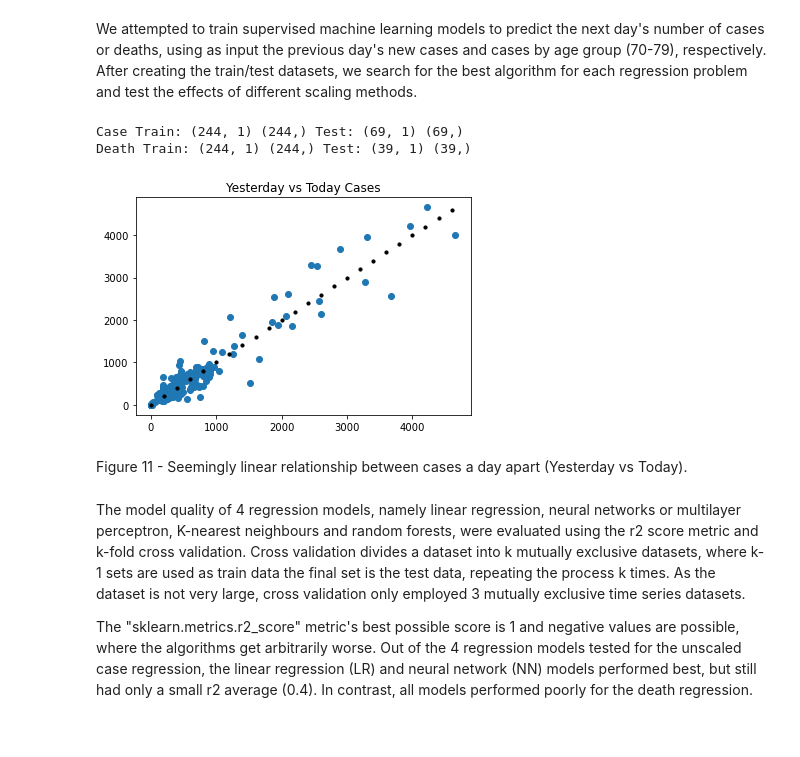
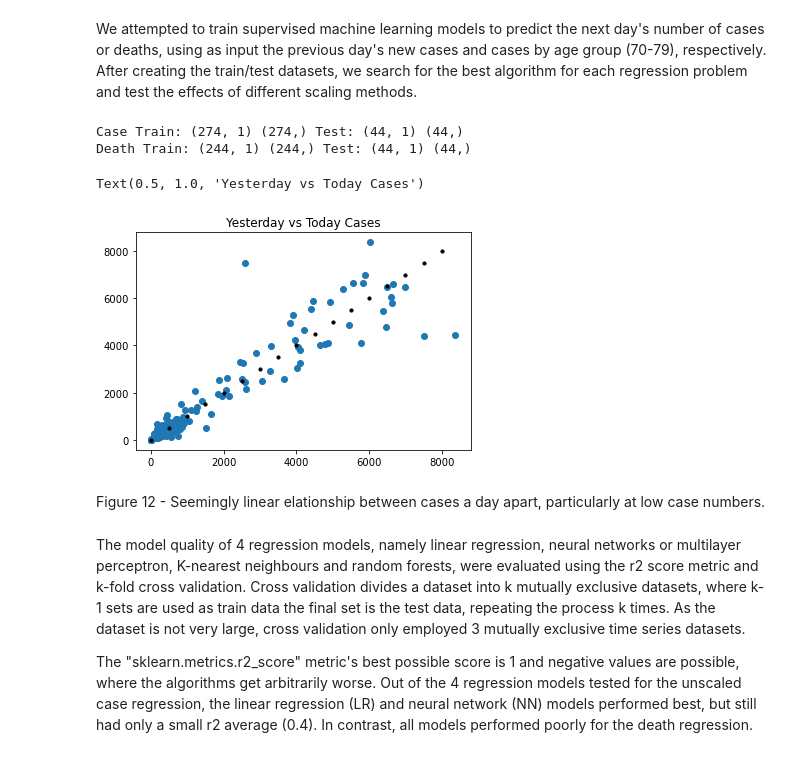
Before and after one commit to MariaPessoa/G1-SIB-DataScience4Covid, a Jupyter notebook: MM_JC_CB_RC_cv19pt_sib.ipynb, the cells around one changed output. Saved outputs shown, nothing was run; the diff lists cells and outputs as text; code cells hidden in the pictures.

```diff
--- a/MM_JC_CB_RC_cv19pt_sib.ipynb
+++ b/MM_JC_CB_RC_cv19pt_sib.ipynb
@@ -817,43 +743,49 @@ case_predict.insert(2,"diff",case_predict["yesterday"].diff())
 case_predict = case_predict.loc[case_predict.index>="2020-03-02",:].fillna(0)
 
 # case_Xtest = case_predict.loc[case_predict.index >= "2020-10-01",:].drop(['confirmados_novos'], axis = 1)
-case_Xtrain = np.array(case_predict.loc[case_predict.index < "2020-11-01","yesterday"])
+case_Xtrain = np.array(case_predict.loc[case_predict.index < "2020-12-01","yesterday"])
 case_Xtrain = case_Xtrain.reshape((case_Xtrain.shape[0],1))
-case_Ytrain = np.array(case_predict.loc[case_predict.index < "2020-11-01","confirmados_novos"])
+case_Ytrain = np.array(case_predict.loc[case_predict.index < "2020-12-01","confirmados_novos"])
 case_Ytrain = case_Ytrain.reshape((case_Ytrain.shape[0],))
 
-case_Xtest = np.array(case_predict.loc[case_predict.index >= "2020-11-01","yesterday"])
+case_Xtest = np.array(case_predict.loc[case_predict.index >= "2020-12-01","yesterday"])
 case_Xtest = case_Xtest.reshape((case_Xtest.shape[0],1))
-case_Ytest = np.array(case_predict.loc[case_predict.index >= "2020-11-01","confirmados_novos"])
+case_Ytest = np.array(case_predict.loc[case_predict.index >= "2020-12-01","confirmados_novos"])
 case_Ytest = case_Ytest.reshape((case_Ytest.shape[0],))
 print("Case Train:",case_Xtrain.shape,case_Ytrain.shape,"Test:",case_Xtest.shape,case_Ytest.shape)
 
-plt.scatter(case_Xtrain,case_Ytrain)
-plt.scatter(list(range(0,int(case_Xtrain[-1,0]),200)),list(range(0,int(case_Xtrain[-1,0]),200)),c="black",s=10)
-plt.title("Yesterday vs Today Cases")
-
 # predict deaths
 death_predict = pd.DataFrame() #2020-03-18?
-death_predict["confirmados_70_79"] = data_full.loc[data_full.index>="2020-04-01","confirmados_70_79_f"]+ \
-            data_full.loc[data_full.index>="2020-04-01","confirmados_70_79_m"]
-death_predict["obitos_70_79"] = data_full.loc[data_full.index>="2020-04-01","obitos_70_79_f"]+ \
-            data_full.loc[data_full.index>="2020-04-01","obitos_70_79_m"]
+death_predict["confirmados_70_79"] = data_full.loc[:,"confirmados_70_79_f"]+ data_full.loc[:,"confirmados_70_79_m"]
+death_predict["obitos_70_79"] = data_full.loc[:,"obitos_70_79_f"]+ data_full.loc[:,"obitos_70_79_m"]
+# death_predict["obitos_next_week"] = data_full.loc[:,"obitos_70_79_f"].shift(7)+ data_full.loc[:,"obitos_70_79_m"].shift(7)
+death_predict = death_predict.loc[death_predict.index>="2020-04-01"]
 
-death_Xtrain = np.array(death_predict.loc[death_predict.index < "2020-12-01",death_predict.columns[:-1]])
+# #data_full.index>="2020-04-01"
+death_Xtrain = np.array(death_predict.loc[death_predict.index < "2020-12-01",death_predict.columns[0]])
+death_Xtrain = death_Xtrain.reshape((death_Xtrain.shape[0],1))
 death_Ytrain = np.array(death_predict.loc[death_predict.index < "2020-12-01",death_predict.columns[-1]])
 death_Ytrain = death_Ytrain.reshape((death_Ytrain.shape[0],))
 
-death_Xtest = np.array(death_predict.loc[death_predict.index >= "2020-12-01",death_predict.columns[:-1]])
+death_Xtest = np.array(death_predict.loc[death_predict.index >= "2020-12-01",death_predict.columns[0]])
+death_Xtest = death_Xtest.reshape((death_Xtest.shape[0],1))
 death_Ytest = np.array(death_predict.loc[death_predict.index >= "2020-12-01",death_predict.columns[-1]])
 death_Ytest = death_Ytest.reshape((death_Ytest.shape[0],))
 
 print("Death Train:",death_Xtrain.shape,death_Ytrain.shape,"Test:",death_Xtest.shape,death_Ytest.shape,end="\n\n")
 # %% [output]
-Case Train: (244, 1) (244,) Test: (69, 1) (69,)
-Death Train: (244, 1) (244,) Test: (39, 1) (39,)
+Case Train: (274, 1) (274,) Test: (44, 1) (44,)
+Death Train: (244, 1) (244,) Test: (44, 1) (44,)
-[figure, removed]
+# %%
+# fig, ax = plt.subplots(1,2,figsize=(12, 5))
+plt.scatter(case_Xtrain,case_Ytrain)
+plt.scatter(list(range(0,int(max(case_Xtrain)[0]),500)),list(range(0,int(max(case_Xtrain)[0]),500)),c="black",s=10)
+plt.title("Yesterday vs Today Cases")
+# %% [output]
+Text(0.5, 1.0, 'Yesterday vs Today Cases')
+[figure, added]
 # %% [markdown]
-Figure 11 - Seemingly linear relationship between cases a day apart (Yesterday vs Today).
+Figure 12 - Seemingly linear elationship between cases a day apart, particularly at low case numbers.
 # %% [markdown]
 The model quality of 4 regression models, namely linear regression, neural networks or multilayer perceptron, K-nearest neighbours and random forests, were evaluated using the r2 score metric and k-fold cross validation. Cross validation divides a dataset into k mutually exclusive datasets, where k-1 sets are used as train data the final set is the test data, repeating the process k times. As the dataset is not very large, cross validation only employed 3 mutually exclusive time series datasets.
 <p>The "sklearn.metrics.r2_score" metric's best possible score is 1 and negative values are possible, where the algorithms get arbitrarily worse. Out of the 4 regression models tested for the unscaled case regression, the linear regression (LR) and neural network (NN) models performed best, but still had only a small r2 average (0.4). In contrast, all models performed poorly for the death regression.
```
Also changed, not shown: parts of 69 cells of this notebook, 1 other file.
